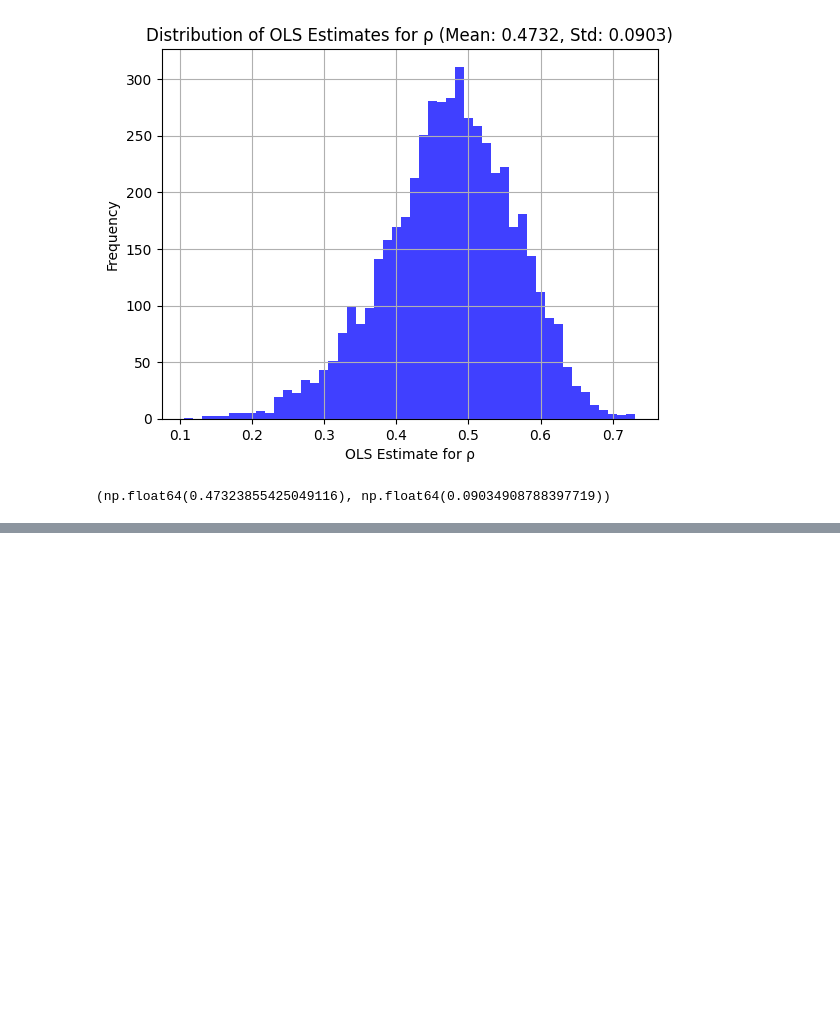
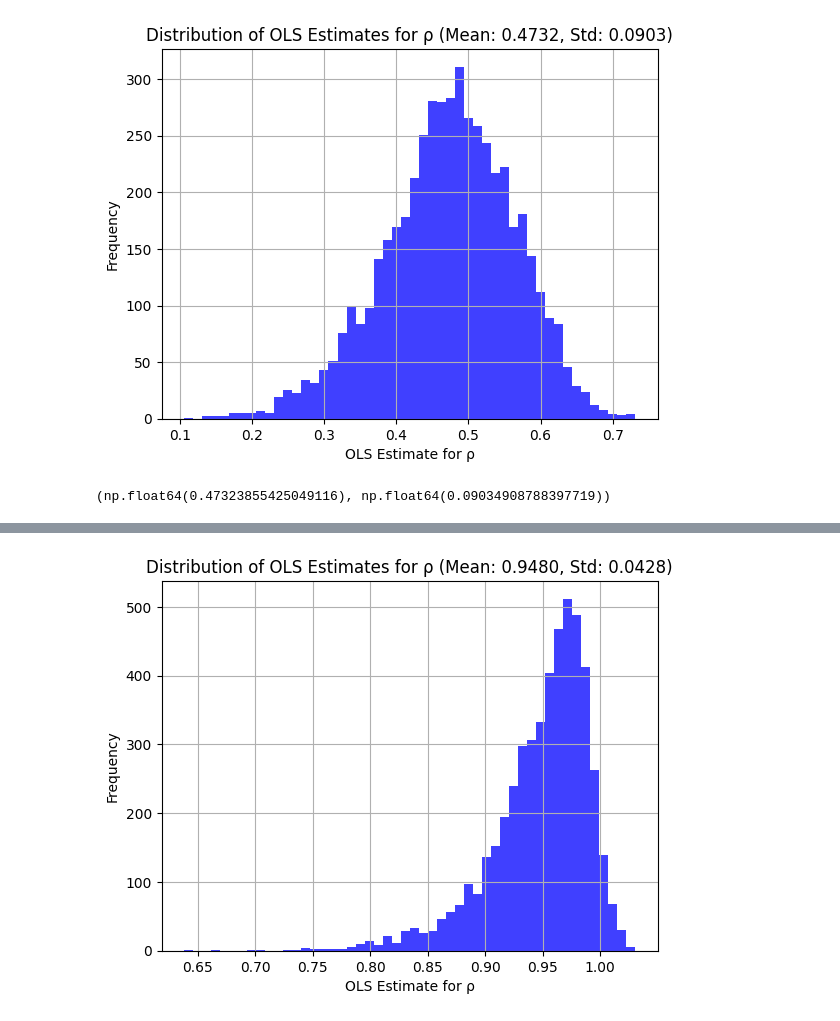
Before and after one commit to GuramL/Time-Series---Assignment-III, a Jupyter notebook: Code.ipynb, the cells around one changed output, grey strips where cells are left out. Saved outputs shown, nothing was run; the diff lists cells and outputs as text; code cells hidden in the pictures; blank space fills up the shorter version.

```diff
--- a/Code.ipynb
+++ b/Code.ipynb
@@ -50,0 +105,80 @@ mean_rho, std_rho
+# %%
+####### T=100, rho=1.0, num_sim=5000 #######
+
+
+# Parameters
+T = 100        # Number of observations
+rho_true2 = 1.0 # True AR(1) parameter for this case
+num_sim = 5000 # Number of Monte Carlo simulations
+
+# Function to generate AR(1) process
+def generate_ar1(T, rho):
+    y = np.zeros(T)
+    epsilon = np.random.normal(0, 1, T)
+    for t in range(1, T):
+        y[t] = rho * y[t-1] + epsilon[t]
+    return y
+
+
+# Monte Carlo simulation
+rho_estimates = []
+for _ in range(num_sim):
+    # Generate AR(1) sample
+    y = generate_ar1(T, rho_true2)
+
+    # OLS estimate for rho
+    X = sm.add_constant(y[:-1]) # Add constant term for OLS regression
+    model = sm.OLS(y[1:], X).fit()
+    rho_hat = model.params[1] # Coefficient estimate for rho
+    rho_estimates.append(rho_hat)
+
+# Convert results to numpy array for analysis
+rho_estimates = np.array(rho_estimates)
+
+# Display mean and standard deviation of the distribution of rho estimates
+mean_rho = np.mean(rho_estimates)
+std_rho = np.std(rho_estimates)
+
+# Plot the distribution of OLS estimates for rho
+plt.hist(rho_estimates, bins=50, alpha=0.75, color='blue')
+plt.title(f'Distribution of OLS Estimates for ρ (Mean: {mean_rho:.4f}, Std: {std_rho:.4f})')
+plt.xlabel('OLS Estimate for ρ')
+plt.ylabel('Frequency')
+plt.grid(True)
+plt.show()
+
+# Monte Carlo simulation for t-statistics
+t_stats = []
+for _ in range(num_sim):
+    # Generate AR(1) sample with ρ = 1
+    y = generate_ar1(T, rho_true2)
+
+    # OLS estimate for rho
+    X = sm.add_constant(y[:-1]) # Add constant term for OLS regression
+    model = sm.OLS(y[1:], X).fit()
+    rho_hat = model.params[1] # Coefficient estimate for rho
+
+    # Compute the standard error of rho_hat
+    se_rho_hat = model.bse[1]
+
+    # Compute the t-statistic for testing H0: rho = 1
+    t_stat = (rho_hat - rho_true2) / se_rho_hat
+    t_stats.append(t_stat)
+
+# Convert results to numpy array for analysis
+t_stats = np.array(t_stats)
+
+# Plot the distribution of t-statistics
+plt.hist(t_stats, bins=50, alpha=0.75, color='red')
+plt.title(f'Distribution of t-Statistics for H0: ρ = 1')
+plt.xlabel('t-Statistic')
+plt.ylabel('Frequency')
+plt.grid(True)
+plt.show()
+
+# Display mean and standard deviation of the t-statistics
+mean_t = np.mean(t_stats)
+std_t = np.std(t_stats)
+mean_t, std_t
+# %% [output]
+[figure, added]
```
Also changed, not shown: parts of 4 cells of this notebook.
